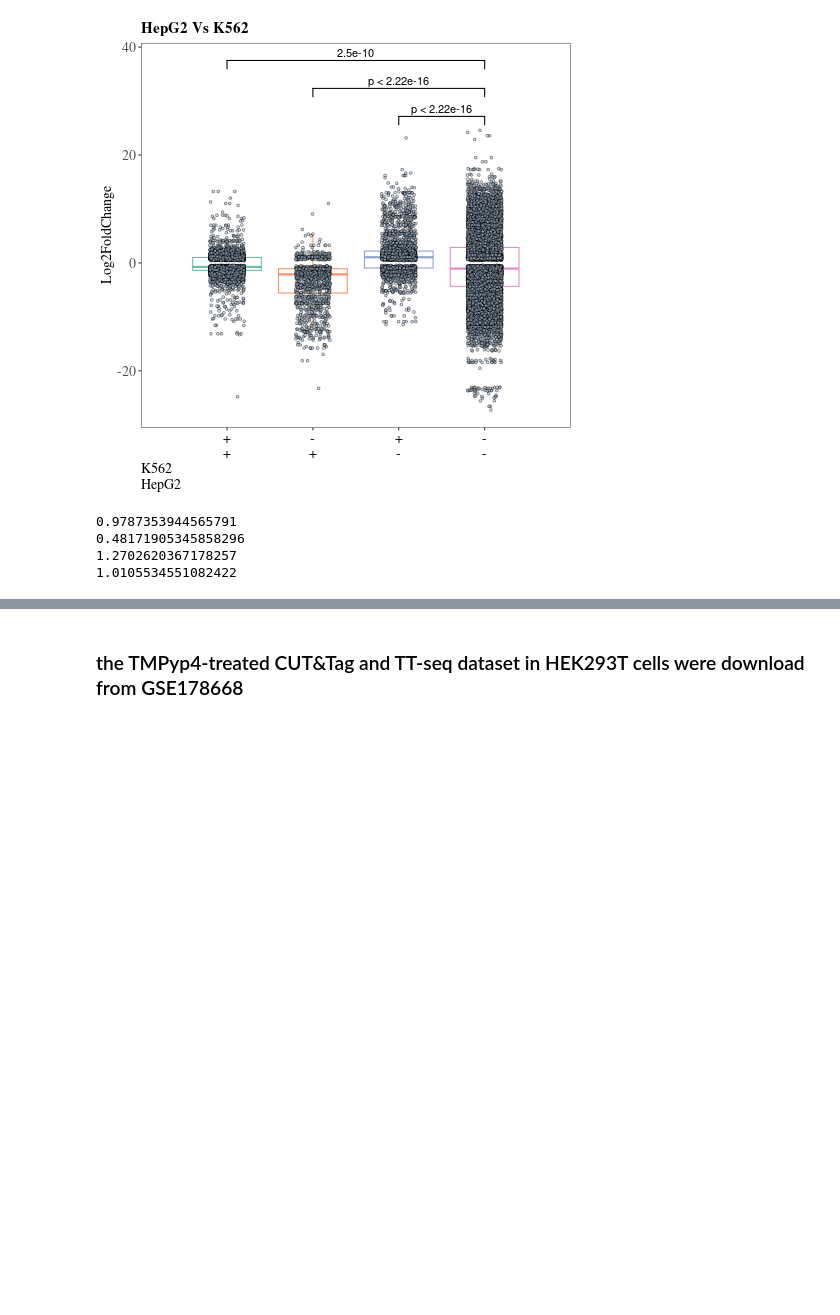
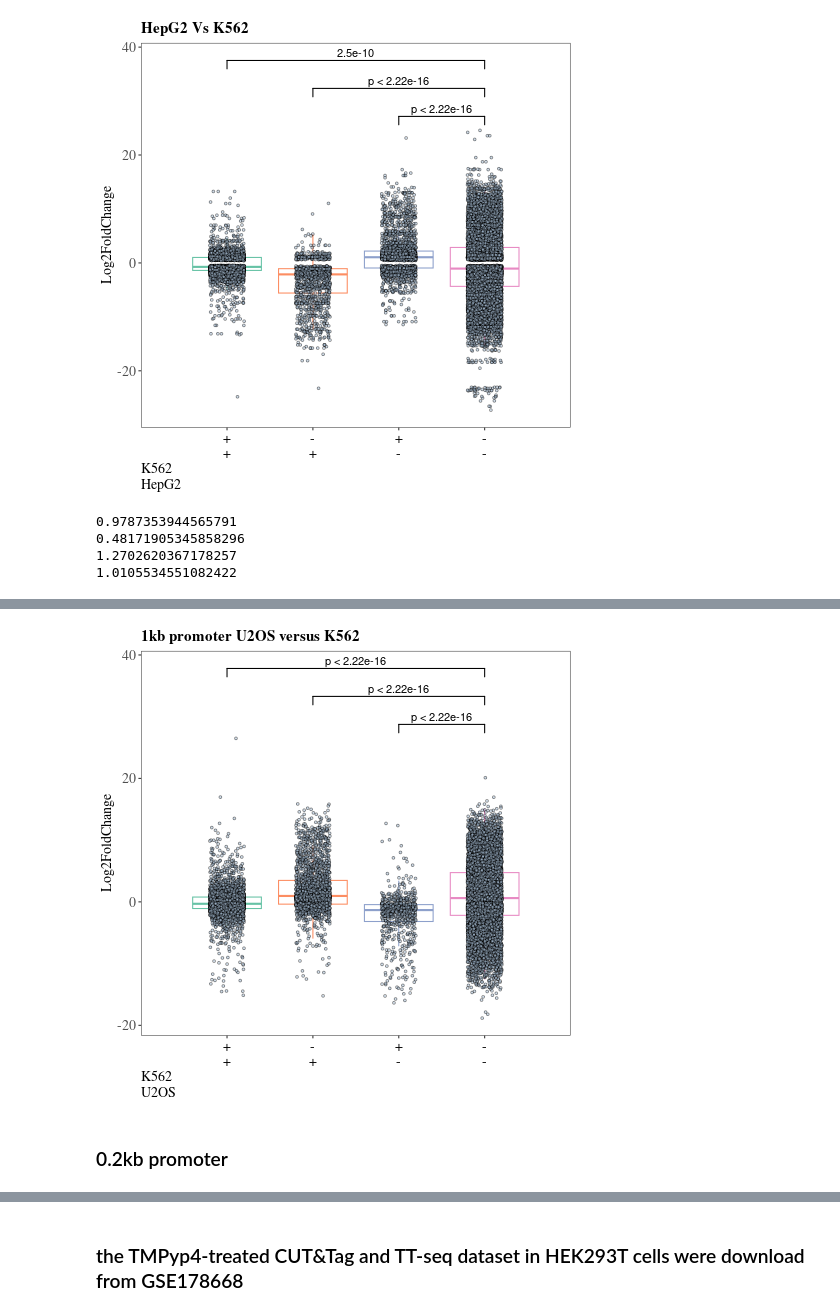
Before and after one commit to GuangyaoL/Promoter-pG4-analysis, a Jupyter notebook: Script/result3_Most_pG4_sequences_in_promoters_are_isoform-restricted.ipynb, the cells around one changed output, grey strips where cells are left out. Drawn from its saved outputs; the diff is of its cells as text; code cells hidden in the pictures; blank space fills up the shorter version.

```diff
--- a/Script/result3_Most_pG4_sequences_in_promoters_are_isoform-restricted.ipynb
+++ b/Script/result3_Most_pG4_sequences_in_promoters_are_isoform-restricted.ipynb
@@ -942,0 +1024,38 @@ theme_bw()+
+# %%
+%%R -i dte_result,dte
+library(ggplot2)
+library(ggsignif)
+library(ggsci)
+library(RColorBrewer)
+# library(ggthemes)
+setwd("/disk2/G4_MS/review/celline_compared/salom/analysis")
+dte_result <- data.frame(dte_result)
+dte <- data.frame(dte)
+
+dte$group <- as.factor(dte$group)
+cols <- brewer.pal(4, "Set2")
+
+dte <- dte[dte$padj<0.1,]
+compared_list = list(c(3,4),c(2, 4),c(1,4))
+ggplot(data=dte,aes(x=group,y=log2fc,fill=group)) + #stat_boxplot(geom = "errorbar",width=0.15,aes(color="black"))+
+geom_boxplot(fill=NA,outlier.shape = NA, width = 0.8, lwd = 0.5,colour = cols)+
+geom_jitter(alpha = 0.5,width =0.2,shape = 21,size=1, fill="#A1B7CD")+
+geom_signif(comparisons = compared_list, test = wilcox.test, step_increase = 0.1)+
+scale_x_discrete(limits=c(1,2,3,4),breaks = c(1,2,3,4),labels=c("+\n+","-\n+","+\n-","-\n-"))+
+labs(title = "1kb promoter U2OS versus K562")+
+
+theme_bw()+
+  theme(legend.position="none",
+        axis.text.x=element_text(colour="black",family="Times",size=14),
+        axis.text.y=element_text(family="Times",size=14,face="plain"),
+        axis.title.y=element_text(family="Times",size = 14,face="plain"),
+        axis.title.x=element_text(family="Times",size = 14,face="plain",hjust = 0,vjust =1),
+        plot.title = element_text(family="Times",size=15,face="bold",hjust = 0),
+        panel.grid.major = element_blank(),
+        panel.grid.minor = element_blank()) +
+  ylab("Log2FoldChange") + xlab("K562\nU2OS")
+# ggsave("promoter_DTE_expression_G4.pdf")
+# %% [output]
+[figure, added]
+# %% [markdown]
+### 0.2kb promoter
```
Also changed, not shown: parts of 17 cells of this notebook, 1 other file.
